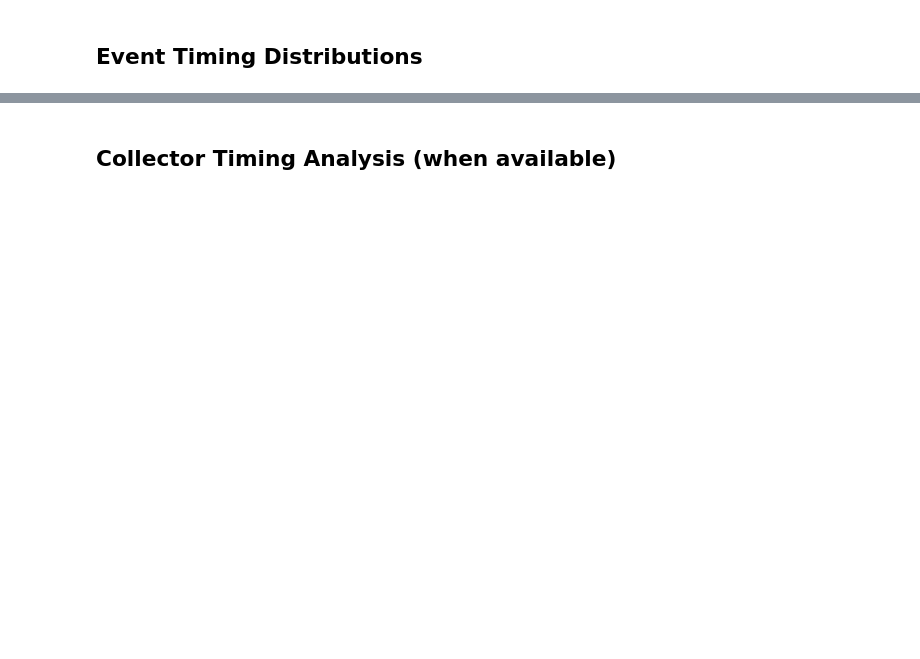
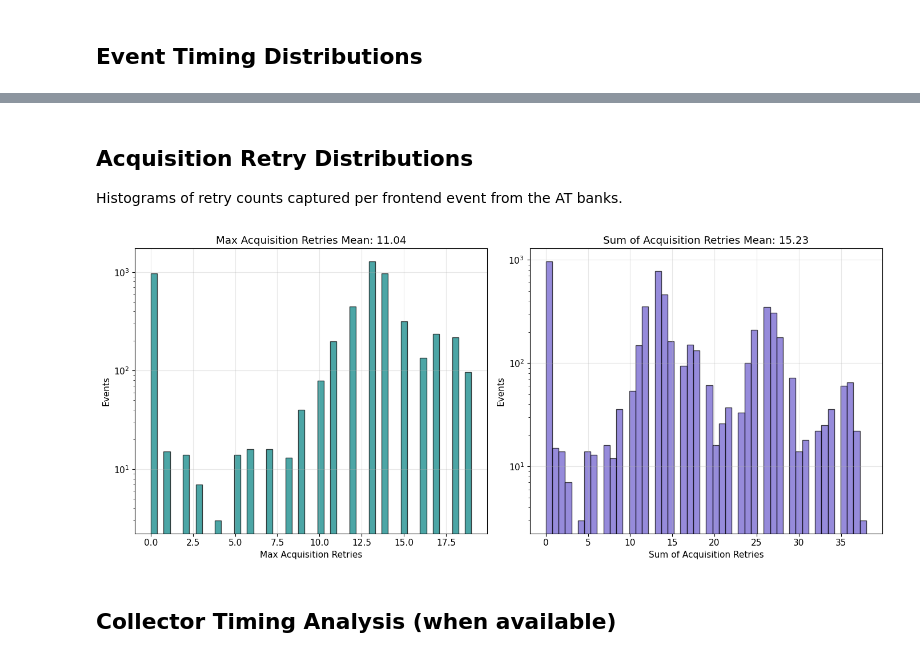
Before and after one commit to jaca230/midas_file_unpacker_app, a Jupyter notebook: notebooks/SAMPIC/timing_analysis.ipynb, the cells around one changed output, grey strips where cells are left out. Drawn from its saved outputs; the diff is of its cells as text; code cells hidden in the pictures; blank space fills up the shorter version.

```diff
--- a/notebooks/SAMPIC/timing_analysis.ipynb
+++ b/notebooks/SAMPIC/timing_analysis.ipynb
@@ -194,3 +259,31 @@ plt.show()
+# %% [markdown]
+## Acquisition Retry Distributions
+
+Histograms of retry counts captured per frontend event from the AT banks.
+# %%
+if et_acq_retry_max.size > 0:
+    fig, axes = plt.subplots(1, 2, figsize=(14, 6))
+
+    axes[0].hist(et_acq_retry_max, bins=50, alpha=0.7, edgecolor='black', color='teal')
+    axes[0].set_xlabel('Max Acquisition Retries')
+    axes[0].set_ylabel('Events')
+    axes[0].set_title(f'Max Acquisition Retries Mean: {np.mean(et_acq_retry_max):.2f}')
+    axes[0].set_yscale('log')
+    axes[0].grid(True, alpha=0.3)
+
+    axes[1].hist(et_acq_retry_sum, bins=50, alpha=0.7, edgecolor='black', color='slateblue')
+    axes[1].set_xlabel('Sum of Acquisition Retries')
+    axes[1].set_ylabel('Events')
+    axes[1].set_title(f'Sum of Acquisition Retries Mean: {np.mean(et_acq_retry_sum):.2f}')
+    axes[1].set_yscale('log')
+    axes[1].grid(True, alpha=0.3)
+
+    plt.tight_layout()
+    plt.show()
+else:
+    print('No acquisition retry information available in this dataset.')
+# %% [output]
+[figure, added]
 # %% [markdown]
 ## Collector Timing Analysis (when available)
 # %%
```
Also changed, not shown: parts of 18 cells of this notebook, 7 other files.
